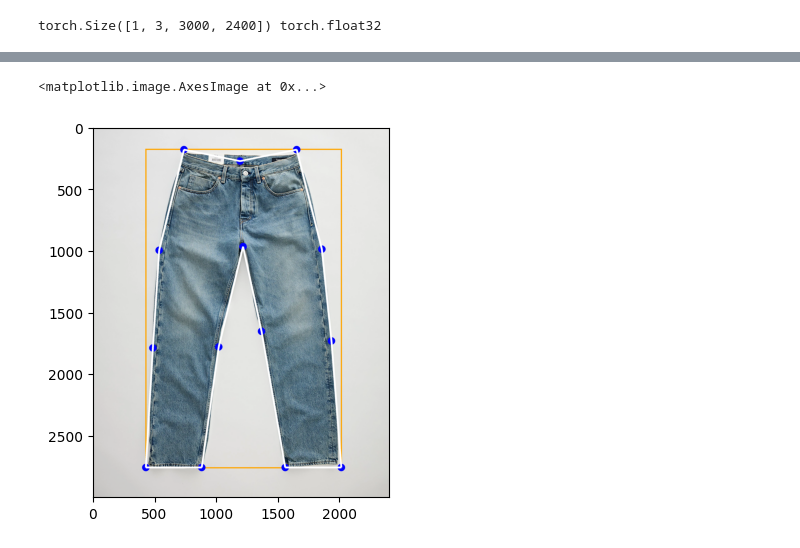
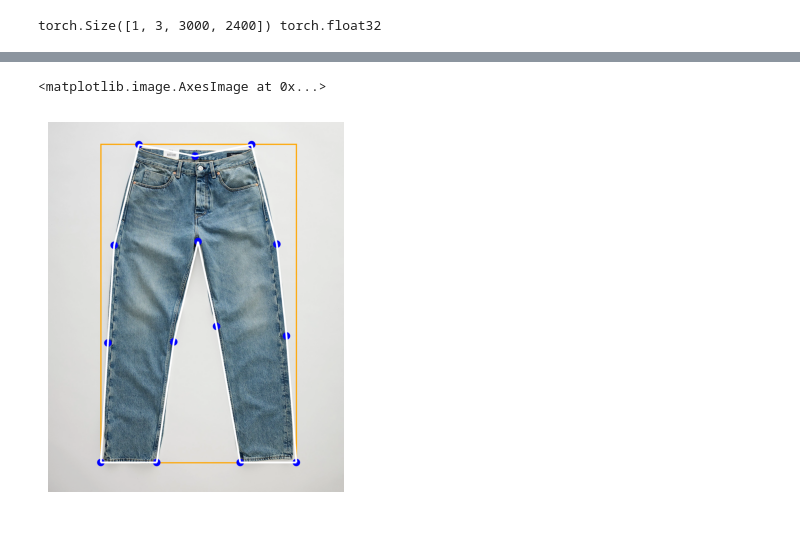
Before and after one commit to kengboon/TrousersROICalibrator, a Jupyter notebook: visualize_keypt.ipynb, the cells around one changed output, grey strips where cells are left out. Saved outputs shown, nothing was run; the diff lists cells and outputs as text; code cells hidden in the pictures.

Commit message:
Add fixing trousers kypts orientation code

```diff
--- a/visualize_keypt.ipynb
+++ b/visualize_keypt.ipynb
@@ -89,37 +89,45 @@ image_single = (image[idx].cpu() * 255.0).to(torch.uint8)
 
 mask = outputs[idx]["scores"] >= 0.8 # Apply threshold to score
 boxes = outputs[idx]["boxes"][mask]
-keypoints, visibility = outputs[idx]["keypoints"][mask].split([2, 1], dim=-1)
+
+# Additional code for fixing local keypoints orientations
+from roi_calib.custom.trousers import fix_trouser_orientation
+keypoints = outputs[idx]["keypoints"][mask].cpu().detach().numpy()
+keypoints = [fix_trouser_orientation(kypts) for kypts in keypoints]
+keypoints = torch.tensor(keypoints)
+
+keypoints, visibility = keypoints.split([2, 1], dim=-1)
 visibility = visibility.bool()
 
 # Refer DeepFashion2 trousers, but start from index 0
 connect_skeleton = [
     (0, 3),
     *[(i, i+1) for i in range(3, 13)],
     (13, 2),
     (2, 1),
     (1, 0)
 ]
 
 result_vis = draw_bounding_boxes(
     image=image_single,
     boxes=boxes,
     colors="orange",
     width=10
 )
 
 result_vis = draw_keypoints(
     image=result_vis,
     keypoints=keypoints,
     visibility=visibility,
     connectivity=connect_skeleton,
     colors="blue",
     radius=30,
     width=15,
 )
 
 import matplotlib.pyplot as plt
+plt.axis("off")
 plt.imshow(result_vis.transpose(0, 2).transpose(0, 1))
 # %% [output]
 <matplotlib.image.AxesImage at 0x...>
-[figure, old version]
+[figure, new version]
```
Also changed, not shown: 1 other file.
